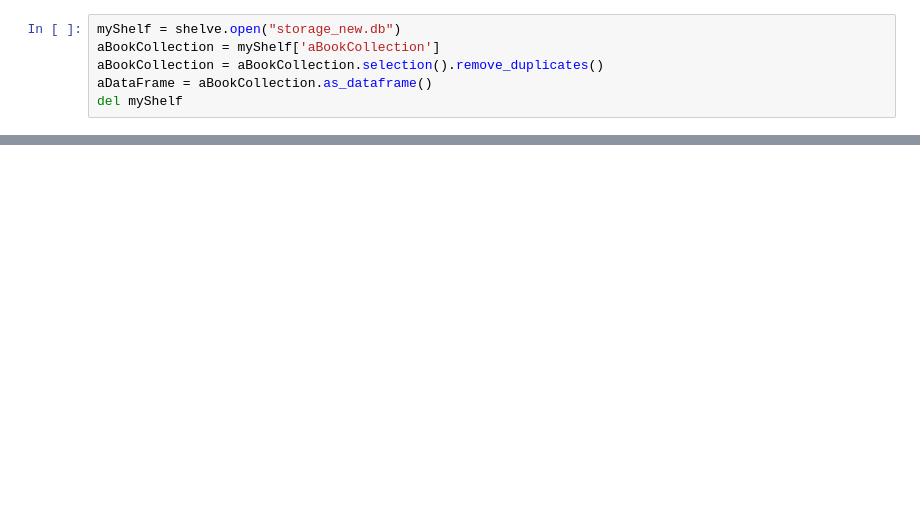
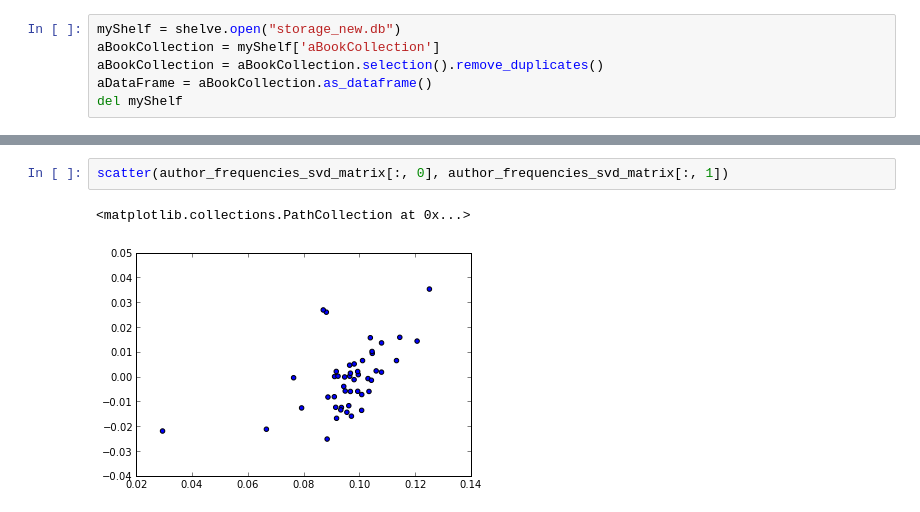
Before and after one commit to alepulver/tp-final-incc, a Jupyter notebook: notebooks/Classification Experiment (new).ipynb, the cells around one changed output, grey strips where cells are left out. Saved outputs shown, nothing was run; the diff lists cells and outputs as text; blank space fills up the shorter version.

```diff
--- a/notebooks/Classification Experiment (new).ipynb
+++ b/notebooks/Classification Experiment (new).ipynb
@@ -33,0 +82,5 @@ tokenizer = bc.CollapsingFilteringTokenizer(bc.BasicTokenizer(), vocabulary.inde
+# %%
+scatter(author_frequencies_svd_matrix[:, 0], author_frequencies_svd_matrix[:, 1])
+# %% [output]
+<matplotlib.collections.PathCollection at 0x...>
+[figure, added]
```
Also changed, not shown: parts of 46 cells of this notebook, 10 other files.
